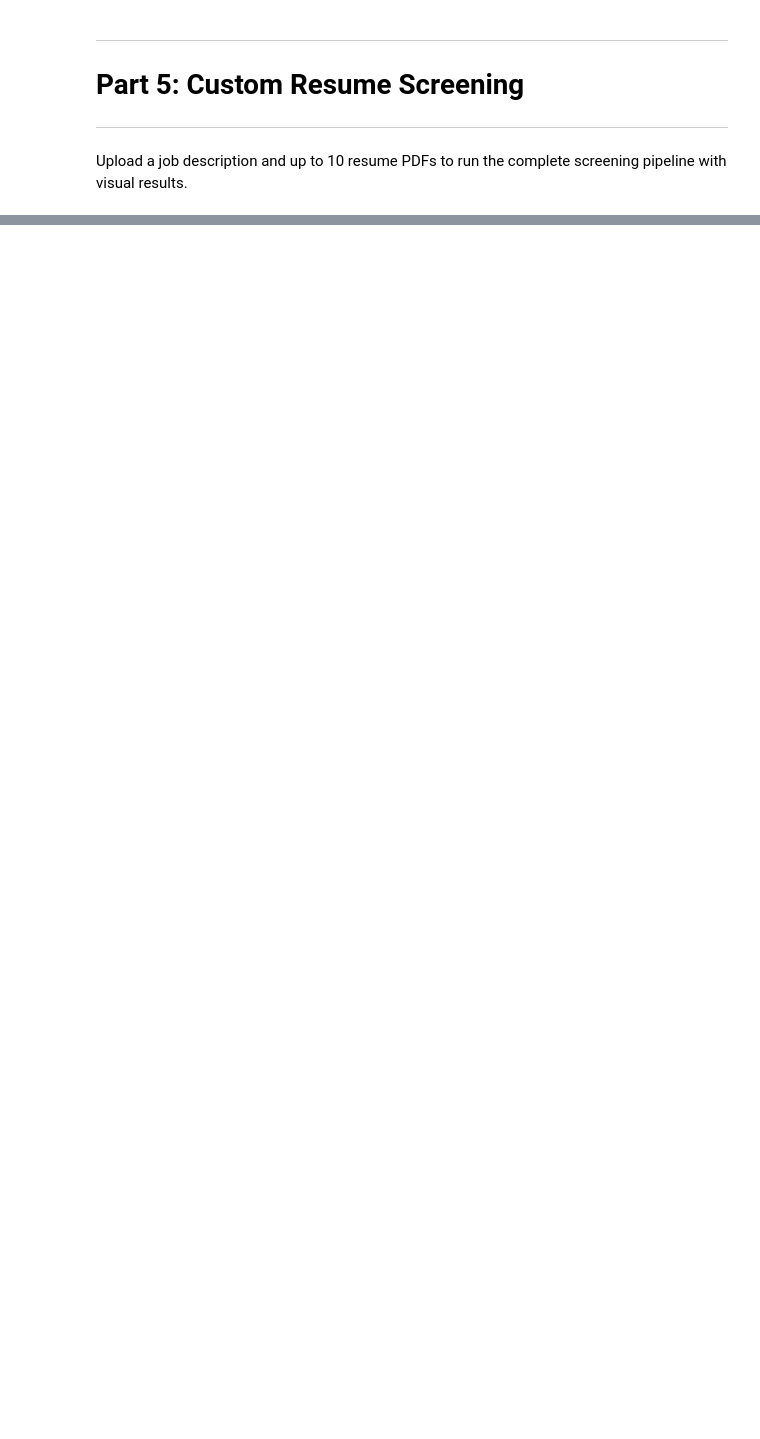
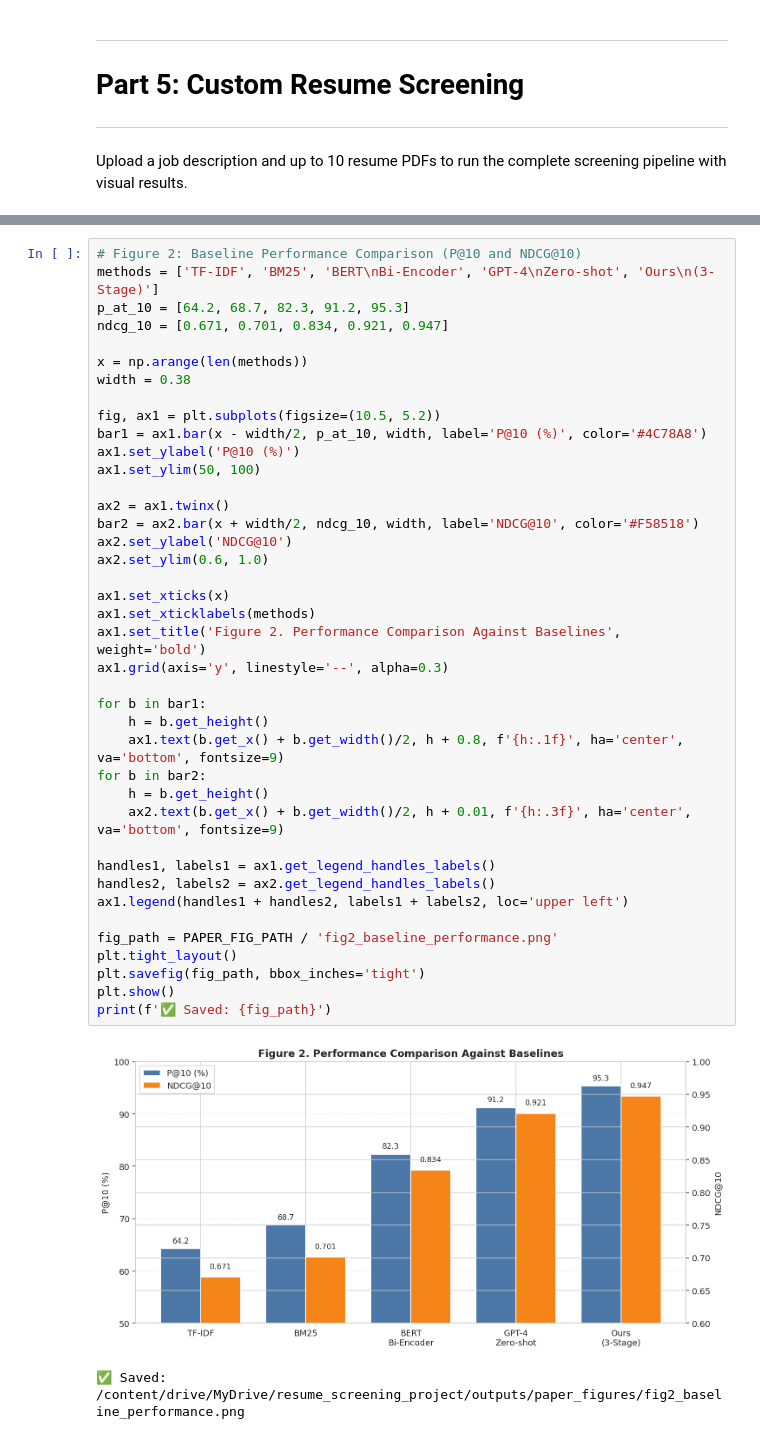
Before and after one commit to Priyankasaha20/Improving-Resume-Screening-Efficiency-in-Student-Placement-Portals-via-Text-Classification, a Jupyter notebook: UNIFIED_Resume_Screening_Pipeline.ipynb, the cells around one changed output, grey strips where cells are left out. Saved outputs shown, nothing was run; the diff lists cells and outputs as text; blank space fills up the shorter version.

```diff
--- a/UNIFIED_Resume_Screening_Pipeline.ipynb
+++ b/UNIFIED_Resume_Screening_Pipeline.ipynb
@@ -1666,0 +1723,43 @@ Saving Resume AD.pdf to Resume AD.pdf
+# %%
+# Figure 2: Baseline Performance Comparison (P@10 and NDCG@10)
+methods = ['TF-IDF', 'BM25', 'BERT\nBi-Encoder', 'GPT-4\nZero-shot', 'Ours\n(3-Stage)']
+p_at_10 = [64.2, 68.7, 82.3, 91.2, 95.3]
+ndcg_10 = [0.671, 0.701, 0.834, 0.921, 0.947]
+
+x = np.arange(len(methods))
+width = 0.38
+
+fig, ax1 = plt.subplots(figsize=(10.5, 5.2))
+bar1 = ax1.bar(x - width/2, p_at_10, width, label='P@10 (%)', color='#4C78A8')
+ax1.set_ylabel('P@10 (%)')
+ax1.set_ylim(50, 100)
+
+ax2 = ax1.twinx()
+bar2 = ax2.bar(x + width/2, ndcg_10, width, label='NDCG@10', color='#F58518')
+ax2.set_ylabel('NDCG@10')
+ax2.set_ylim(0.6, 1.0)
+
+ax1.set_xticks(x)
+ax1.set_xticklabels(methods)
+ax1.set_title('Figure 2. Performance Comparison Against Baselines', weight='bold')
+ax1.grid(axis='y', linestyle='--', alpha=0.3)
+
+for b in bar1:
+    h = b.get_height()
+    ax1.text(b.get_x() + b.get_width()/2, h + 0.8, f'{h:.1f}', ha='center', va='bottom', fontsize=9)
+for b in bar2:
+    h = b.get_height()
+    ax2.text(b.get_x() + b.get_width()/2, h + 0.01, f'{h:.3f}', ha='center', va='bottom', fontsize=9)
+
+handles1, labels1 = ax1.get_legend_handles_labels()
+handles2, labels2 = ax2.get_legend_handles_labels()
+ax1.legend(handles1 + handles2, labels1 + labels2, loc='upper left')
+
+fig_path = PAPER_FIG_PATH / 'fig2_baseline_performance.png'
+plt.tight_layout()
+plt.savefig(fig_path, bbox_inches='tight')
+plt.show()
+print(f'✅ Saved: {fig_path}')
+# %% [output]
+[figure, added]
+✅ Saved: /content/drive/MyDrive/resume_screening_project/outputs/paper_figures/fig2_baseline_performance.png
```
Also changed, not shown: parts of 16 cells of this notebook.
